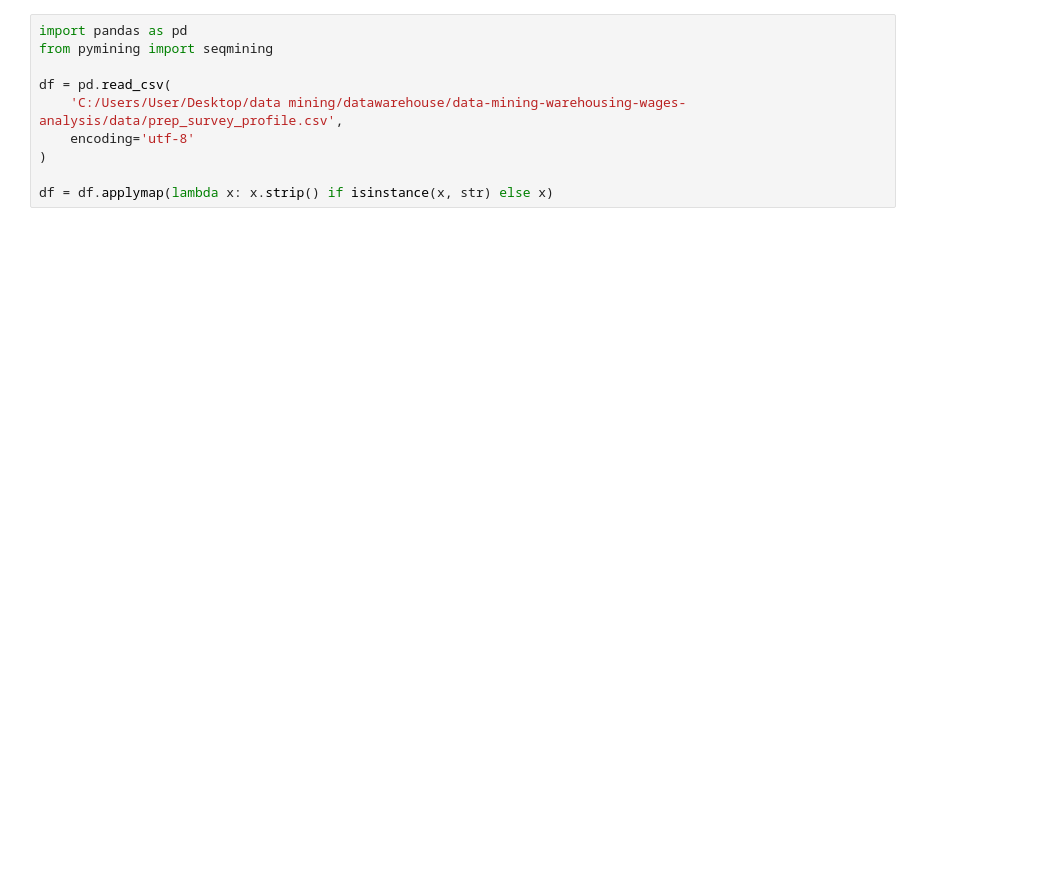
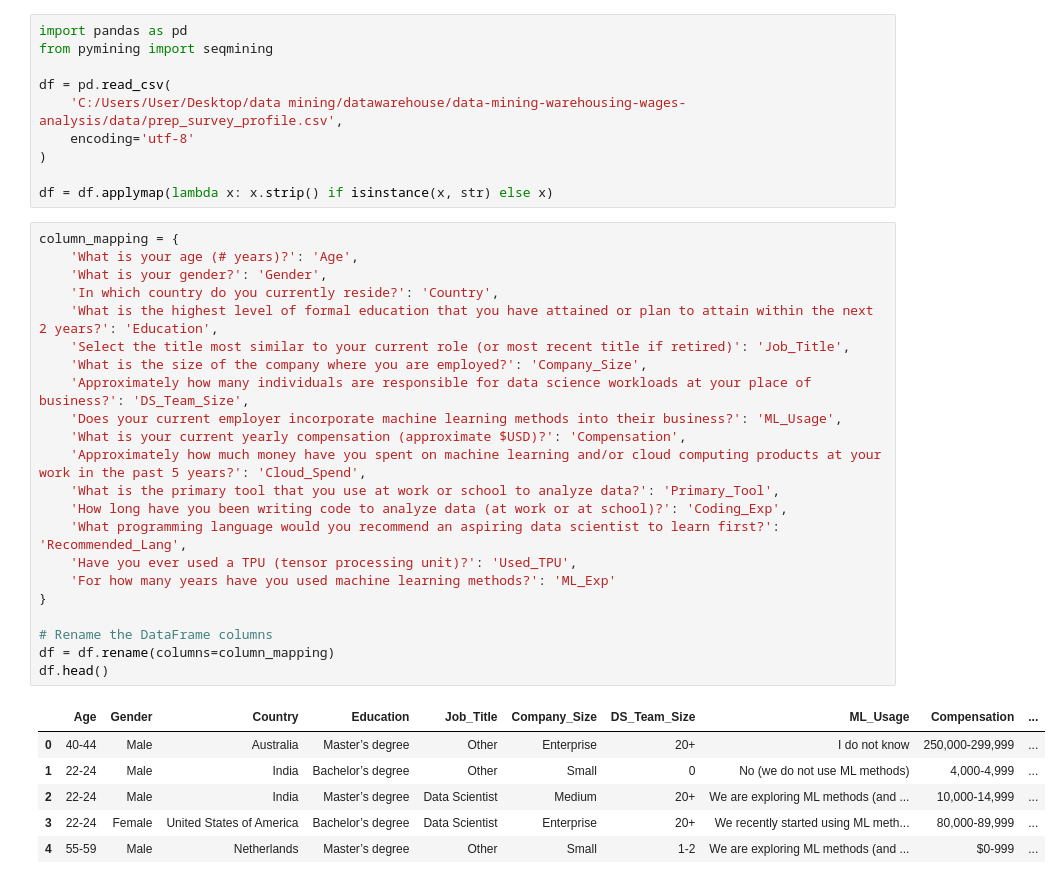
Before and after one commit to Aaron2k02/data-mining-warehousing-wages-analysis, a Jupyter notebook: notebooks/02_exploratory_data_analysis/02_sequential_analysis.ipynb, the cells around one changed output. Cells and saved outputs as stored; diff of their text form; blank space fills up the shorter version.

```diff
--- a/notebooks/02_exploratory_data_analysis/02_sequential_analysis.ipynb
+++ b/notebooks/02_exploratory_data_analysis/02_sequential_analysis.ipynb
@@ -8,3 +8,32 @@ df = pd.read_csv(
 )
 
 df = df.applymap(lambda x: x.strip() if isinstance(x, str) else x)
+# %%
+column_mapping = {
+    'What is your age (# years)?': 'Age',
+    'What is your gender?': 'Gender',
+    'In which country do you currently reside?': 'Country',
+    'What is the highest level of formal education that you have attained or plan to attain within the next 2 years?': 'Education',
+    'Select the title most similar to your current role (or most recent title if retired)': 'Job_Title',
+    'What is the size of the company where you are employed?': 'Company_Size',
+    'Approximately how many individuals are responsible for data science workloads at your place of business?': 'DS_Team_Size',
+    'Does your current employer incorporate machine learning methods into their business?': 'ML_Usage',
+    'What is your current yearly compensation (approximate $USD)?': 'Compensation',
+    'Approximately how much money have you spent on machine learning and/or cloud computing products at your work in the past 5 years?': 'Cloud_Spend',
+    'What is the primary tool that you use at work or school to analyze data?': 'Primary_Tool',
+    'How long have you been writing code to analyze data (at work or at school)?': 'Coding_Exp',
+    'What programming language would you recommend an aspiring data scientist to learn first?': 'Recommended_Lang',
+    'Have you ever used a TPU (tensor processing unit)?': 'Used_TPU',
+    'For how many years have you used machine learning methods?': 'ML_Exp'
+}
+
+# Rename the DataFrame columns
+df = df.rename(columns=column_mapping)
+df.head()
+# %% [output]
+|  | Age | Gender | Country | Education | Job_Title | Company_Size | DS_Team_Size | ML_Usage | Compensation | ... |
+| 0 | 40-44 | Male | Australia | Master’s degree | Other | Enterprise | 20+ | I do not know | 250,000-299,999 | ... |
+| 1 | 22-24 | Male | India | Bachelor’s degree | Other | Small | 0 | No (we do not use ML methods) | 4,000-4,999 | ... |
+| 2 | 22-24 | Male | India | Master’s degree | Data Scientist | Medium | 20+ | We are exploring ML methods (and ... | 10,000-14,999 | ... |
+| 3 | 22-24 | Female | United States of America | Bachelor’s degree | Data Scientist | Enterprise | 20+ | We recently started using ML meth... | 80,000-89,999 | ... |
+| 4 | 55-59 | Male | Netherlands | Master’s degree | Other | Small | 1-2 | We are exploring ML methods (and ... | $0-999 | ... |
```
Also changed, not shown: parts of 10 cells of this notebook.
